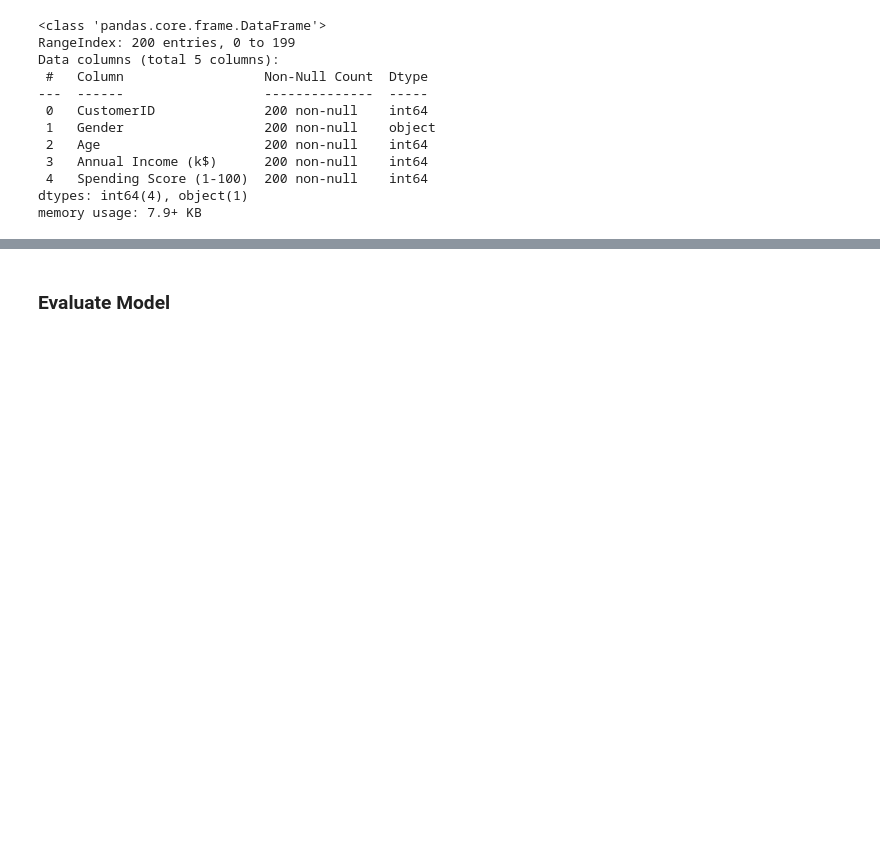
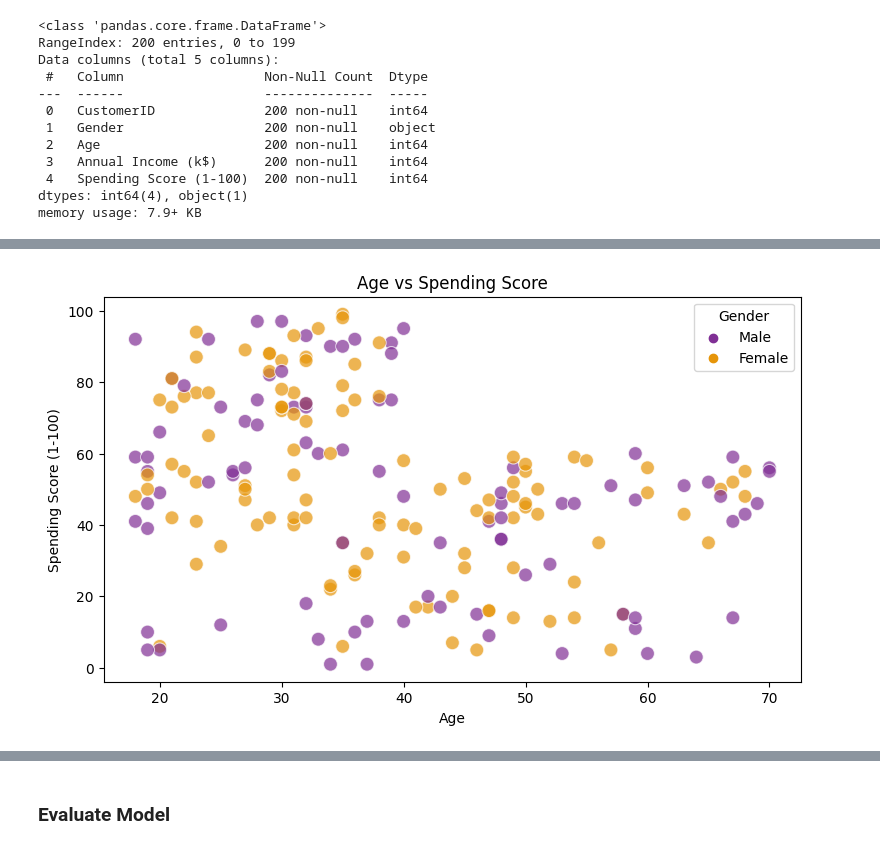
Before and after one commit to KevinUnedo/machine-learning-clustering, a Jupyter notebook: Group11_Project.ipynb, the cells around one changed output, grey strips where cells are left out. Cells and saved outputs as stored; diff of their text form; code cells hidden in the pictures; blank space fills up the shorter version.

```diff
--- a/Group11_Project.ipynb
+++ b/Group11_Project.ipynb
@@ -113,0 +107,8 @@ plt.show()
+# %%
+plt.figure(figsize=(9,5))
+sns.scatterplot(data,x='Age',y='Spending Score (1-100)',hue='Gender',palette='CMRmap',s=100,alpha=0.7)
+
+plt.title('Age vs Spending Score')
+plt.show()
+# %% [output]
+[figure, added]
```
Also changed, not shown: parts of 21 cells of this notebook.
